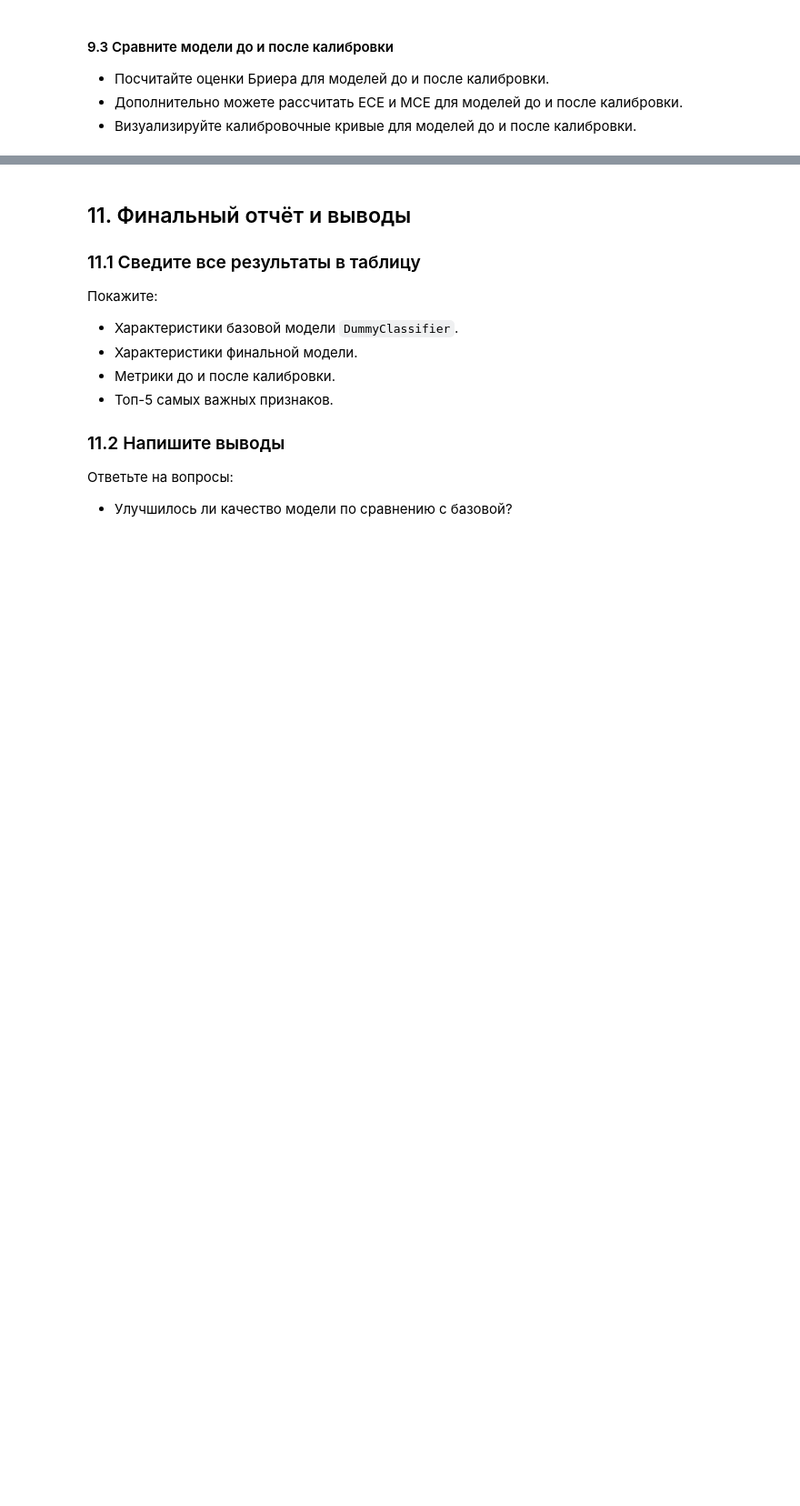
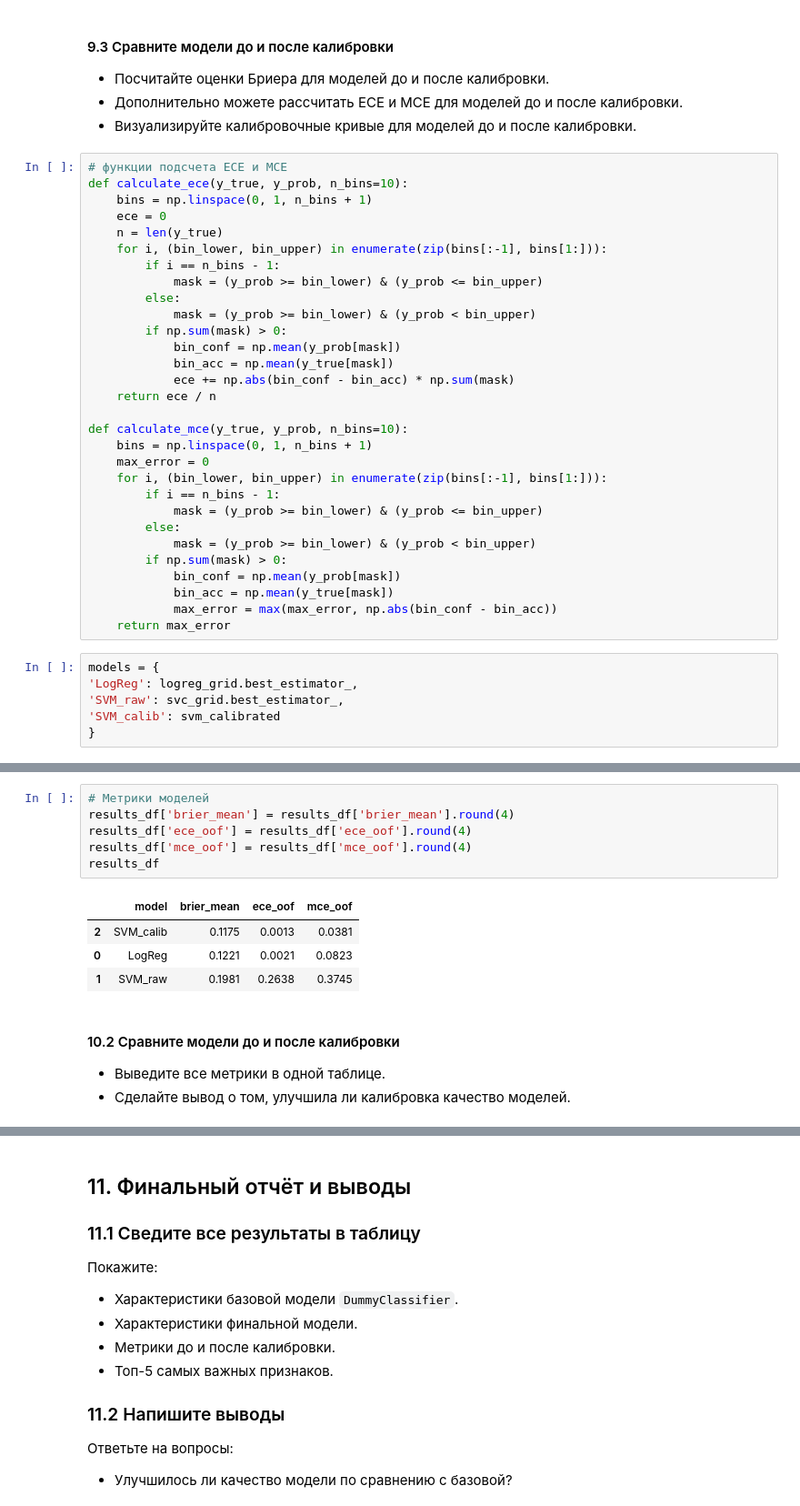
Before and after one commit to msesemov/DS_SVM_sprint_12, a Jupyter notebook: db5c0999-b3ac-41f4-b5f0-ab81a17a3c21.ipynb, the cells around one changed output, grey strips where cells are left out. Shown at 91% size. Cells and saved outputs as stored; diff of their text form; blank space fills up the shorter version.

```diff
--- a/db5c0999-b3ac-41f4-b5f0-ab81a17a3c21.ipynb
+++ b/db5c0999-b3ac-41f4-b5f0-ab81a17a3c21.ipynb
@@ -1295,3 +1320,39 @@ iso_calibrator = CalibratedClassifierCV(base_estimator=svm, method='isotonic')
 - Посчитайте оценки Бриера для моделей до и после калибровки.
 - Дополнительно можете рассчитать ECE и MCE для моделей до и после калибровки.
 - Визуализируйте калибровочные кривые для моделей до и после калибровки.
+# %%
+# функции подсчета ECE и MCE
+def calculate_ece(y_true, y_prob, n_bins=10):
+    bins = np.linspace(0, 1, n_bins + 1)
+    ece = 0
+    n = len(y_true)
+    for i, (bin_lower, bin_upper) in enumerate(zip(bins[:-1], bins[1:])):
+        if i == n_bins - 1:
+            mask = (y_prob >= bin_lower) & (y_prob <= bin_upper)
+        else:
+            mask = (y_prob >= bin_lower) & (y_prob < bin_upper)
+        if np.sum(mask) > 0:
+            bin_conf = np.mean(y_prob[mask])
+            bin_acc = np.mean(y_true[mask])
+            ece += np.abs(bin_conf - bin_acc) * np.sum(mask)
+    return ece / n
+
+def calculate_mce(y_true, y_prob, n_bins=10):
+    bins = np.linspace(0, 1, n_bins + 1)
+    max_error = 0
+    for i, (bin_lower, bin_upper) in enumerate(zip(bins[:-1], bins[1:])):
+        if i == n_bins - 1:
+            mask = (y_prob >= bin_lower) & (y_prob <= bin_upper)
+        else:
+            mask = (y_prob >= bin_lower) & (y_prob < bin_upper)
+        if np.sum(mask) > 0:
+            bin_conf = np.mean(y_prob[mask])
+            bin_acc = np.mean(y_true[mask])
+            max_error = max(max_error, np.abs(bin_conf - bin_acc))
+    return max_error
+# %%
+models = {
+'LogReg': logreg_grid.best_estimator_,
+'SVM_raw': svc_grid.best_estimator_,
+'SVM_calib': svm_calibrated
+}
@@ -1308,0 +1473,15 @@ iso_calibrator = CalibratedClassifierCV(base_estimator=svm, method='isotonic')
+# %%
+# Метрики моделей
+results_df['brier_mean'] = results_df['brier_mean'].round(4)
+results_df['ece_oof'] = results_df['ece_oof'].round(4)
+results_df['mce_oof'] = results_df['mce_oof'].round(4)
+results_df
+# %% [output]
+|  | model | brier_mean | ece_oof | mce_oof |
+| 2 | SVM_calib | 0.1175 | 0.0013 | 0.0381 |
+| 0 | LogReg | 0.1221 | 0.0021 | 0.0823 |
+| 1 | SVM_raw | 0.1981 | 0.2638 | 0.3745 |
+# %% [markdown]
+#### 10.2 Сравните модели до и после калибровки
+- Выведите все метрики в одной таблице.
+- Сделайте вывод о том, улучшила ли калибровка качество моделей.
```
Also changed, not shown: parts of 26 cells of this notebook.
